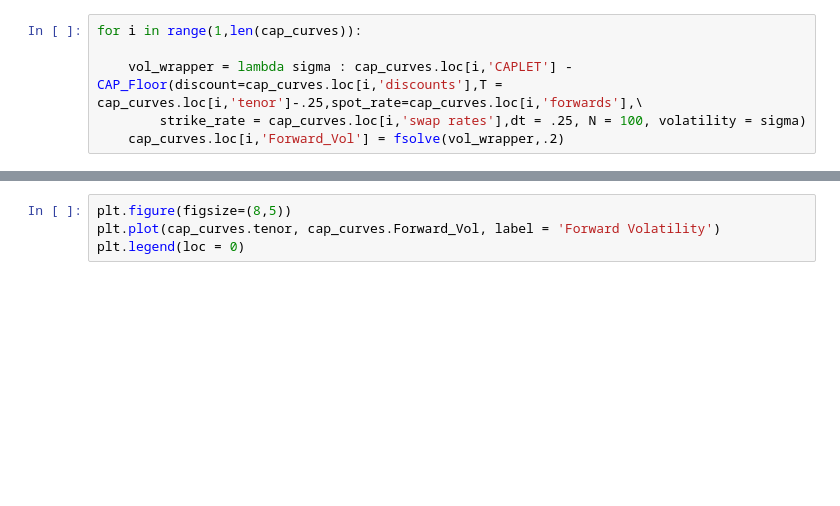
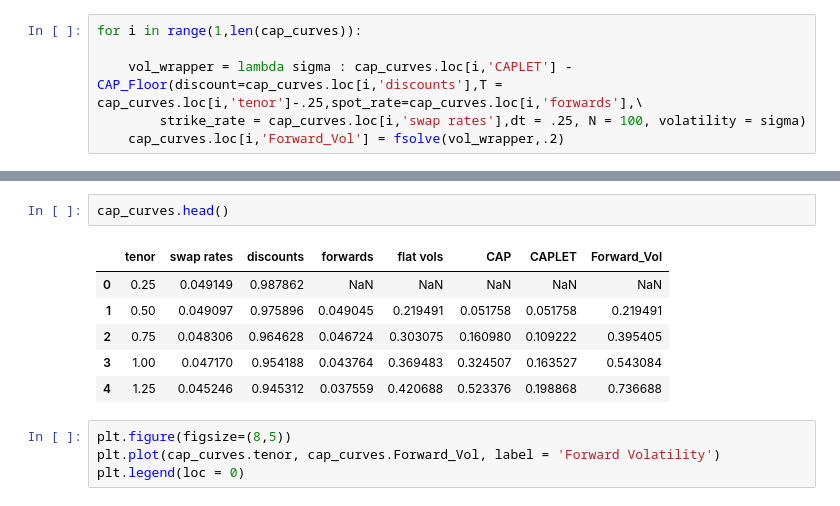
Before and after one commit to dcstein22/finm-fiderivs-2023, a Jupyter notebook: homework/homework_2_redo.ipynb, the cells around one changed output, grey strips where cells are left out. Cells and saved outputs as stored; diff of their text form; blank space fills up the shorter version.

```diff
--- a/homework/homework_2_redo.ipynb
+++ b/homework/homework_2_redo.ipynb
@@ -161,3 +178,12 @@ for i in range(1,len(cap_curves)):
+# %%
+cap_curves.head()
+# %% [output]
+|  | tenor | swap rates | discounts | forwards | flat vols | CAP | CAPLET | Forward_Vol |
+| 0 | 0.25 | 0.049149 | 0.987862 | NaN | NaN | NaN | NaN | NaN |
+| 1 | 0.50 | 0.049097 | 0.975896 | 0.049045 | 0.219491 | 0.051758 | 0.051758 | 0.219491 |
+| 2 | 0.75 | 0.048306 | 0.964628 | 0.046724 | 0.303075 | 0.160980 | 0.109222 | 0.395405 |
+| 3 | 1.00 | 0.047170 | 0.954188 | 0.043764 | 0.369483 | 0.324507 | 0.163527 | 0.543084 |
+| 4 | 1.25 | 0.045246 | 0.945312 | 0.037559 | 0.420688 | 0.523376 | 0.198868 | 0.736688 |
 # %%
 plt.figure(figsize=(8,5))
 plt.plot(cap_curves.tenor, cap_curves.Forward_Vol, label = 'Forward Volatility')
```
Also changed, not shown: parts of 2 cells of this notebook.
